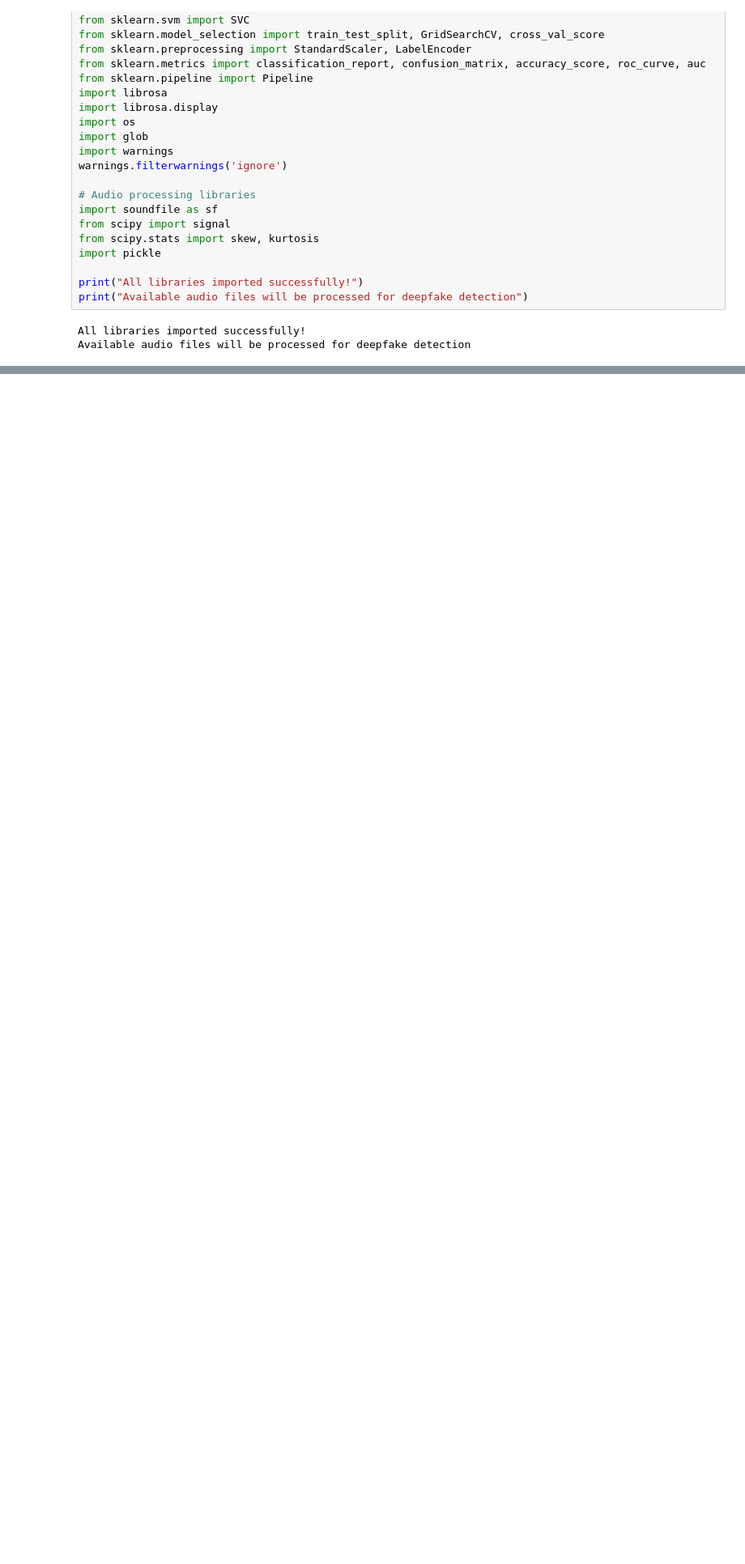
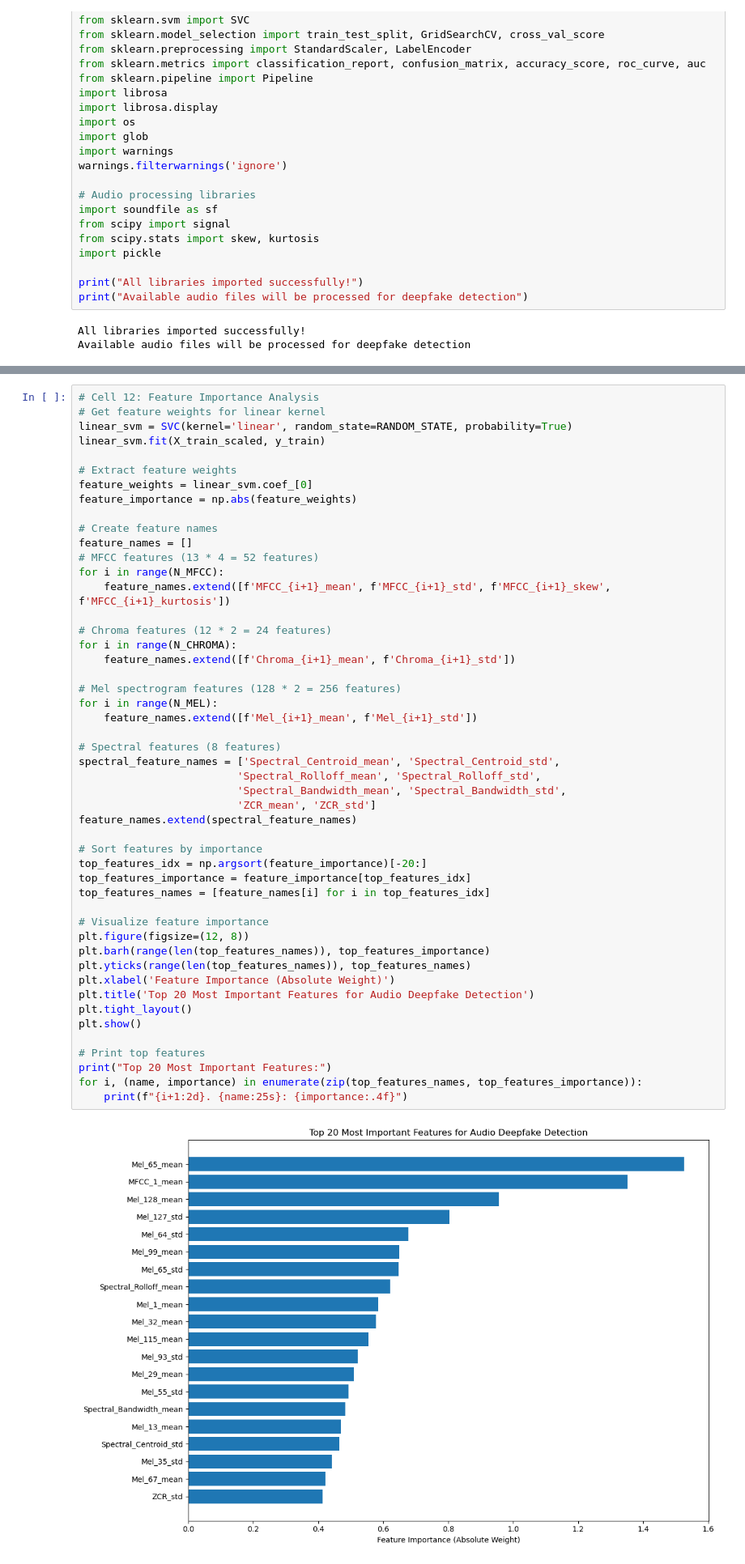
Before and after one commit to JanRei233/Echo-Reveal, a Jupyter notebook: echo_reveal.ipynb, the cells around one changed output, grey strips where cells are left out. Shown at 81% size. Drawn from its saved outputs; the diff is of its cells as text; blank space fills up the shorter version.

```diff
--- a/echo_reveal.ipynb
+++ b/echo_reveal.ipynb
@@ -1218,0 +655,51 @@ print("The system is ready for deployment and real-world usage.")
+# %%
+# Cell 12: Feature Importance Analysis
+# Get feature weights for linear kernel
+linear_svm = SVC(kernel='linear', random_state=RANDOM_STATE, probability=True)
+linear_svm.fit(X_train_scaled, y_train)
+
+# Extract feature weights
+feature_weights = linear_svm.coef_[0]
+feature_importance = np.abs(feature_weights)
+
+# Create feature names
+feature_names = []
+# MFCC features (13 * 4 = 52 features)
+for i in range(N_MFCC):
+    feature_names.extend([f'MFCC_{i+1}_mean', f'MFCC_{i+1}_std', f'MFCC_{i+1}_skew', f'MFCC_{i+1}_kurtosis'])
+
+# Chroma features (12 * 2 = 24 features)
+for i in range(N_CHROMA):
+    feature_names.extend([f'Chroma_{i+1}_mean', f'Chroma_{i+1}_std'])
+
+# Mel spectrogram features (128 * 2 = 256 features)
+for i in range(N_MEL):
+    feature_names.extend([f'Mel_{i+1}_mean', f'Mel_{i+1}_std'])
+
+# Spectral features (8 features)
+spectral_feature_names = ['Spectral_Centroid_mean', 'Spectral_Centroid_std',
+                         'Spectral_Rolloff_mean', 'Spectral_Rolloff_std',
+                         'Spectral_Bandwidth_mean', 'Spectral_Bandwidth_std',
+                         'ZCR_mean', 'ZCR_std']
+feature_names.extend(spectral_feature_names)
+
+# Sort features by importance
+top_features_idx = np.argsort(feature_importance)[-20:]
+top_features_importance = feature_importance[top_features_idx]
+top_features_names = [feature_names[i] for i in top_features_idx]
+
+# Visualize feature importance
+plt.figure(figsize=(12, 8))
+plt.barh(range(len(top_features_names)), top_features_importance)
+plt.yticks(range(len(top_features_names)), top_features_names)
+plt.xlabel('Feature Importance (Absolute Weight)')
+plt.title('Top 20 Most Important Features for Audio Deepfake Detection')
+plt.tight_layout()
+plt.show()
+
+# Print top features
+print("Top 20 Most Important Features:")
+for i, (name, importance) in enumerate(zip(top_features_names, top_features_importance)):
+    print(f"{i+1:2d}. {name:25s}: {importance:.4f}")
+# %% [output]
+[figure, added]
```
Also changed, not shown: parts of 36 cells of this notebook.
